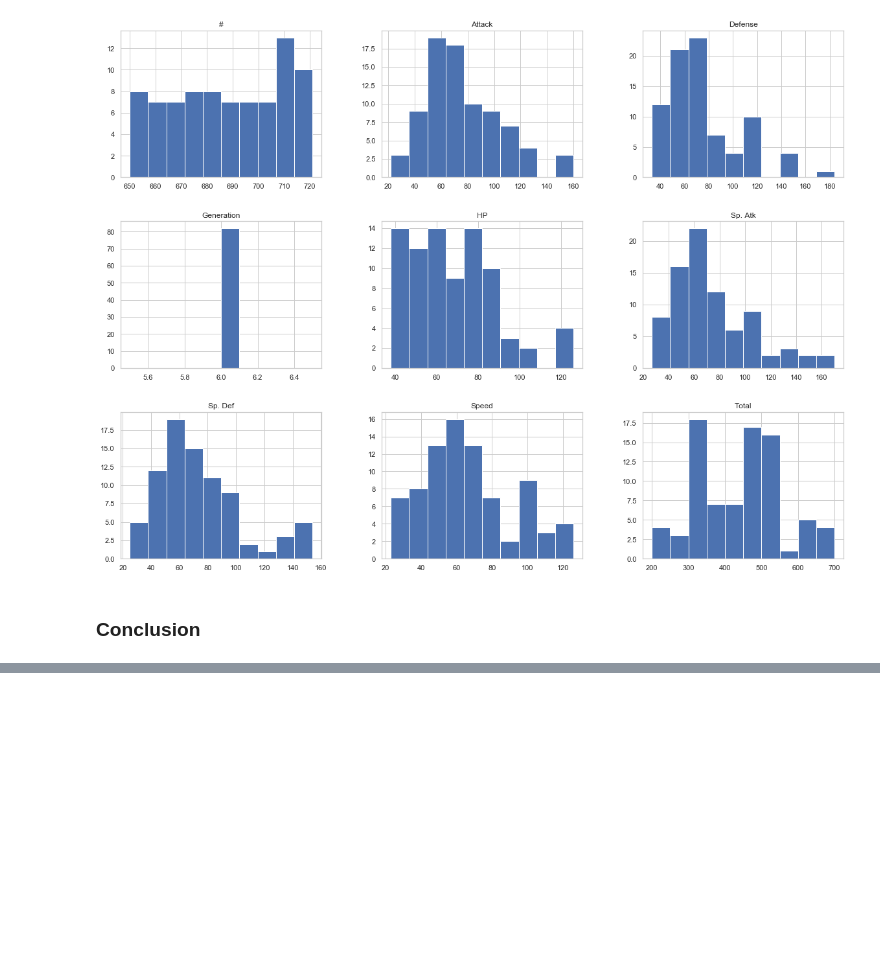
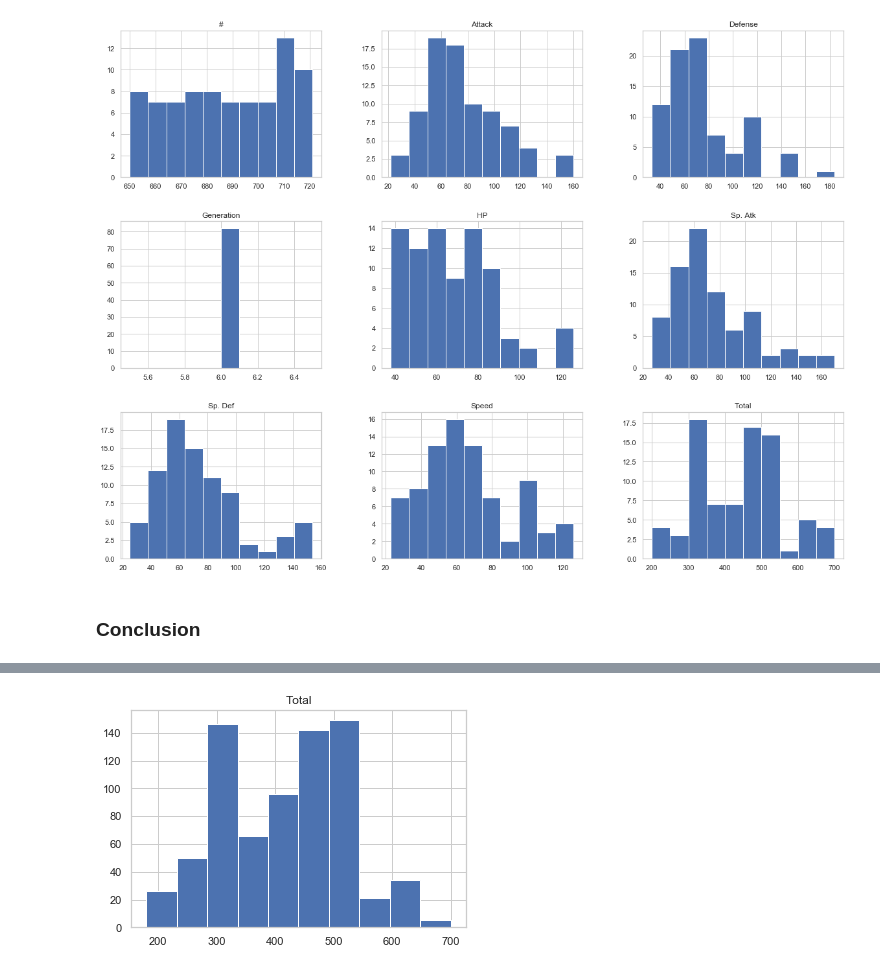
Before and after one commit to EdwinAndrew/Pokemon-Analysis, a Jupyter notebook: P_Data.ipynb, the cells around one changed output, grey strips where cells are left out. Cells and saved outputs as stored; diff of their text form; code cells hidden in the pictures; blank space fills up the shorter version.

```diff
--- a/P_Data.ipynb
+++ b/P_Data.ipynb
@@ -519,0 +548,6 @@ fig.set_size_inches(20,15)
+# %%
+grouping = df[df['Legendary'] == False]
+grouping1=grouping.sort_values('Total', ascending = False)
+df9 = grouping1.hist(column=["Total"])
+# %% [output]
+[figure, added]
```
Also changed, not shown: parts of 14 cells of this notebook.
